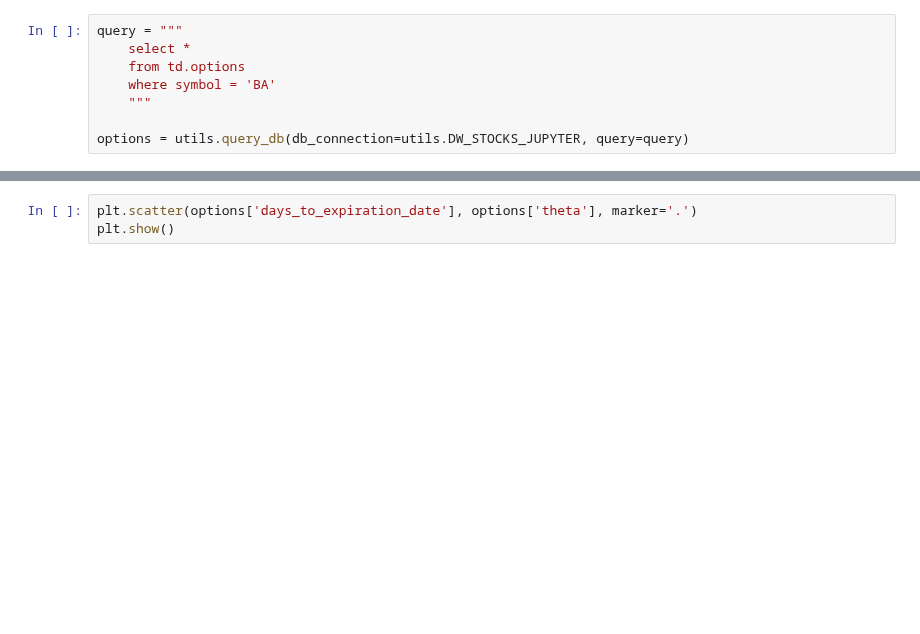
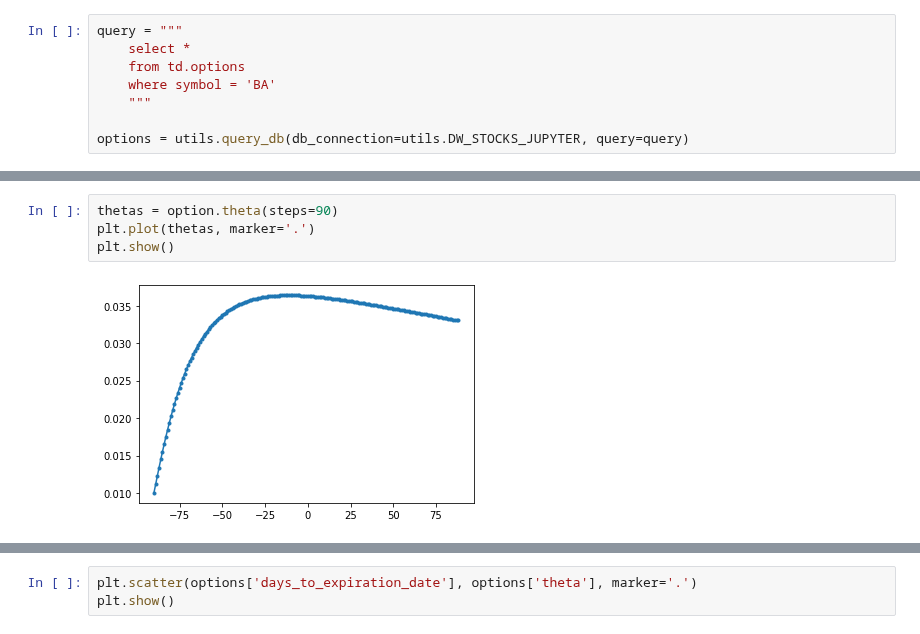
Before and after one commit to rbetzler/fun-times-in-python, a Jupyter notebook: scripts/data_science/data_explorer.ipynb, the cells around one changed output, grey strips where cells are left out. Cells and saved outputs as stored; diff of their text form; blank space fills up the shorter version.

```diff
--- a/scripts/data_science/data_explorer.ipynb
+++ b/scripts/data_science/data_explorer.ipynb
@@ -119,0 +111,6 @@ TypeError: append() takes exactly one argument (2 given)
+# %%
+thetas = option.theta(steps=90)
+plt.plot(thetas, marker='.')
+plt.show()
+# %% [output]
+[figure, added]
```
Also changed, not shown: parts of 11 cells of this notebook, 16 other files.
